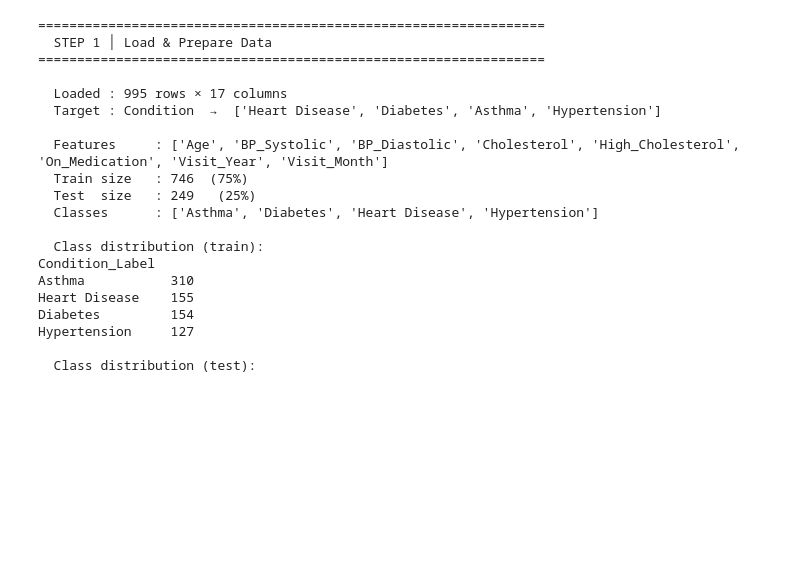
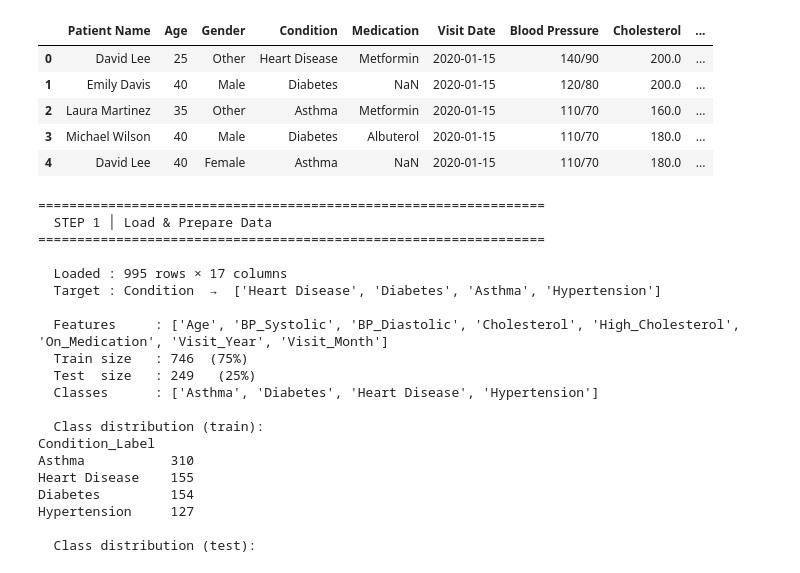
Before and after one commit to udokunda/Health-Care-Analytics, a Jupyter notebook: machine_learning_health.ipynb, the cells around one changed output. Saved outputs shown, nothing was run; the diff lists cells and outputs as text; code cells hidden in the pictures; blank space fills up the shorter version.

```diff
--- a/machine_learning_health.ipynb
+++ b/machine_learning_health.ipynb
@@ -19,10 +18,15 @@ from sklearn.metrics         import (
 warnings.filterwarnings("ignore")
 # %%
 CLEAN_PATH = r"C:\\Users\\2539990\\Downloads\\healthcare_cleaned.csv"
-VIZ_PATH   = r"C:\\Users\\2539990\\Downloads\\ml_dashboard.png"
-def load_data(path):
-    df = pd.read_csv(path)
-    return df
+df = pd.read_csv(CLEAN_PATH)
+df.head()
+# %% [output]
+|  | Patient Name | Age | Gender | Condition | Medication | Visit Date | Blood Pressure | Cholesterol | ... |
+| 0 | David Lee | 25 | Other | Heart Disease | Metformin | 2020-01-15 | 140/90 | 200.0 | ... |
+| 1 | Emily Davis | 40 | Male | Diabetes | NaN | 2020-01-15 | 120/80 | 200.0 | ... |
+| 2 | Laura Martinez | 35 | Other | Asthma | Metformin | 2020-01-15 | 110/70 | 160.0 | ... |
+| 3 | Michael Wilson | 40 | Male | Diabetes | Albuterol | 2020-01-15 | 110/70 | 180.0 | ... |
+| 4 | David Lee | 40 | Female | Asthma | NaN | 2020-01-15 | 110/70 | 180.0 | ... |
 # %%
 # ─────────────────────────────────────────────────────────────────────────────
 # STYLE
```
Also changed, not shown: parts of 6 cells of this notebook.
